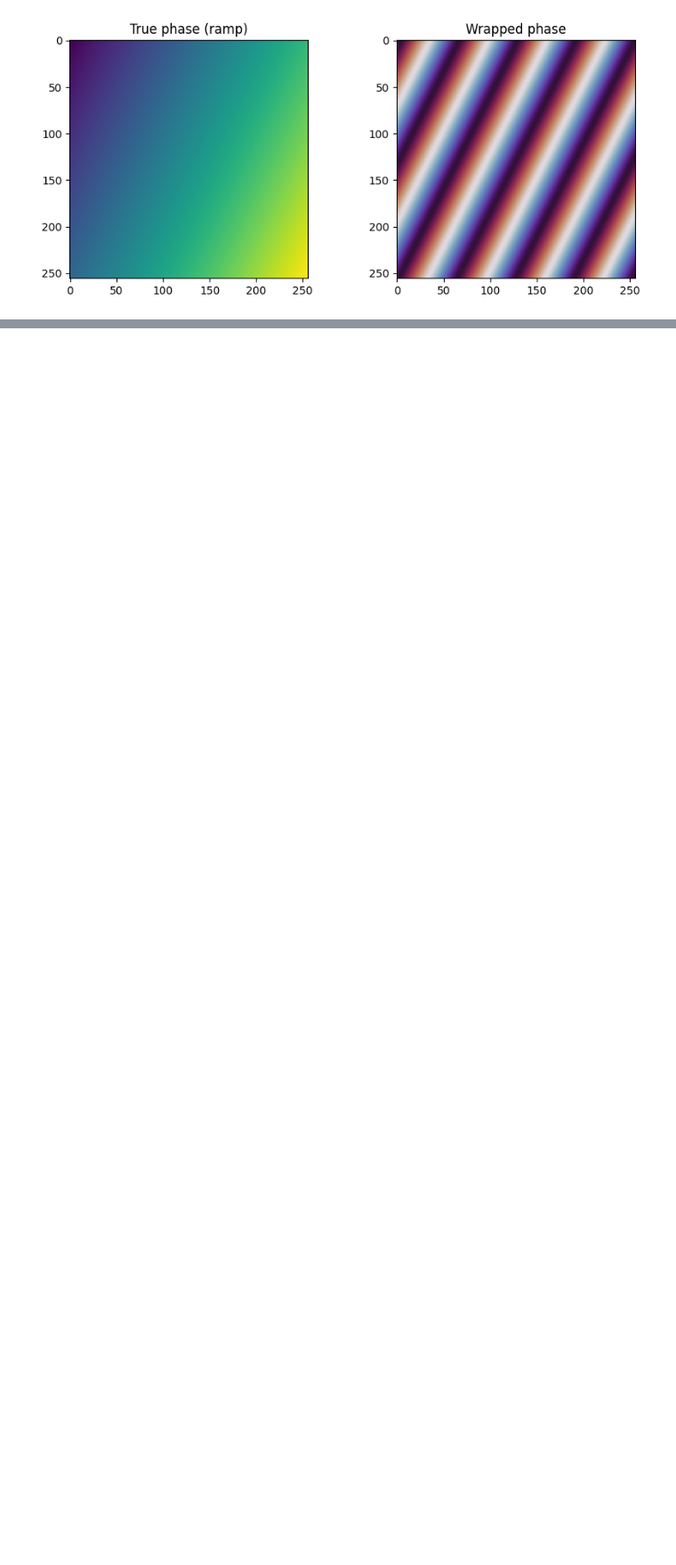
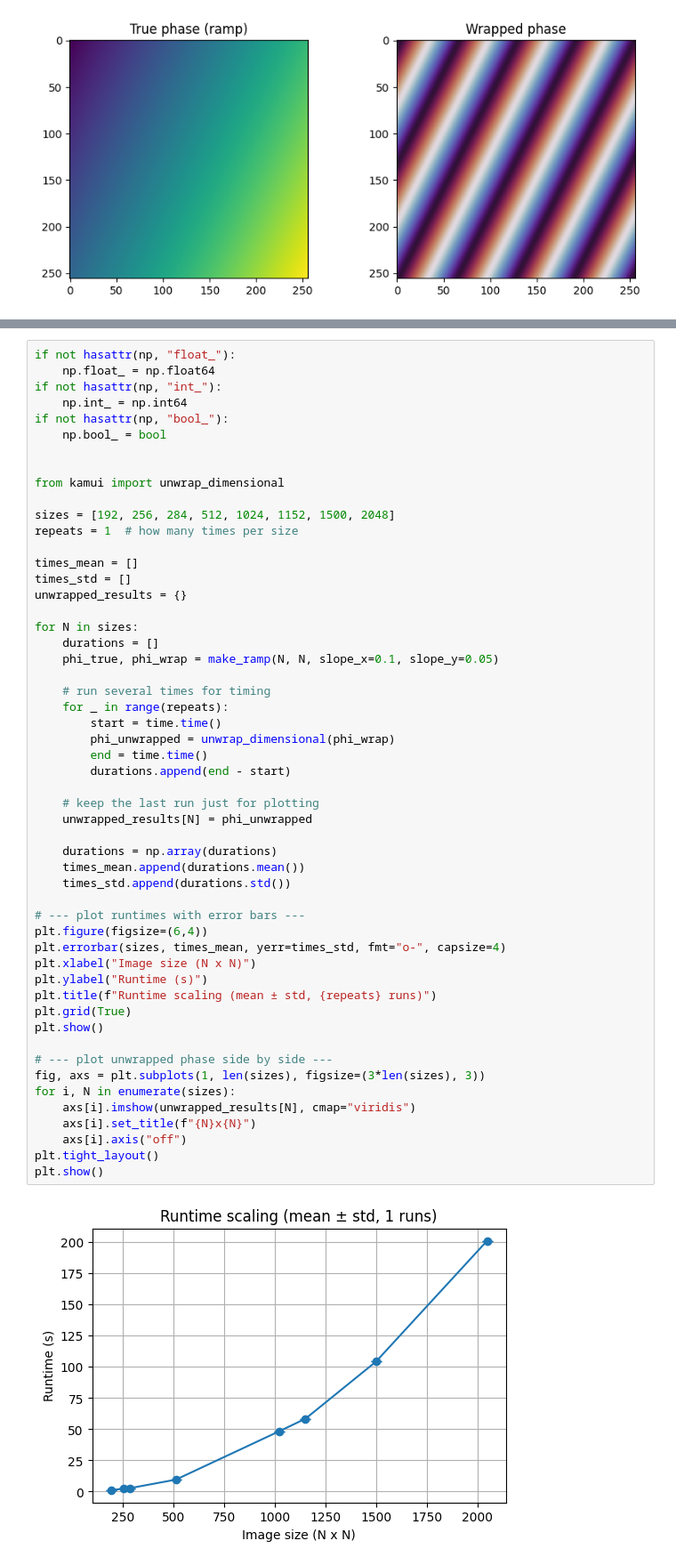
Before and after one commit to oheymans/odt-thesis, a Jupyter notebook: notebooks/Running_time.ipynb, the cells around one changed output, grey strips where cells are left out. Shown at 89% size. Saved outputs shown, nothing was run; the diff lists cells and outputs as text; blank space fills up the shorter version.

```diff
--- a/notebooks/Running_time.ipynb
+++ b/notebooks/Running_time.ipynb
@@ -111,0 +182,55 @@ Fit: T ≈ 5.302e-08 * P^1.14
+# %%
+if not hasattr(np, "float_"):
+    np.float_ = np.float64
+if not hasattr(np, "int_"):
+    np.int_ = np.int64
+if not hasattr(np, "bool_"):
+    np.bool_ = bool
+
+
+from kamui import unwrap_dimensional
+
+sizes = [192, 256, 284, 512, 1024, 1152, 1500, 2048]
+repeats = 1  # how many times per size
+
+times_mean = []
+times_std = []
+unwrapped_results = {}
+
+for N in sizes:
+    durations = []
+    phi_true, phi_wrap = make_ramp(N, N, slope_x=0.1, slope_y=0.05)
+
+    # run several times for timing
+    for _ in range(repeats):
+        start = time.time()
+        phi_unwrapped = unwrap_dimensional(phi_wrap)
+        end = time.time()
+        durations.append(end - start)
+
+    # keep the last run just for plotting
+    unwrapped_results[N] = phi_unwrapped
+
+    durations = np.array(durations)
+    times_mean.append(durations.mean())
+    times_std.append(durations.std())
+
+# --- plot runtimes with error bars ---
+plt.figure(figsize=(6,4))
+plt.errorbar(sizes, times_mean, yerr=times_std, fmt="o-", capsize=4)
+plt.xlabel("Image size (N x N)")
+plt.ylabel("Runtime (s)")
+plt.title(f"Runtime scaling (mean ± std, {repeats} runs)")
+plt.grid(True)
+plt.show()
+
+# --- plot unwrapped phase side by side ---
+fig, axs = plt.subplots(1, len(sizes), figsize=(3*len(sizes), 3))
+for i, N in enumerate(sizes):
+    axs[i].imshow(unwrapped_results[N], cmap="viridis")
+    axs[i].set_title(f"{N}x{N}")
+    axs[i].axis("off")
+plt.tight_layout()
+plt.show()
+# %% [output]
+[figure, added]
```
Also changed, not shown: parts of 7 cells of this notebook, 3 other files.
